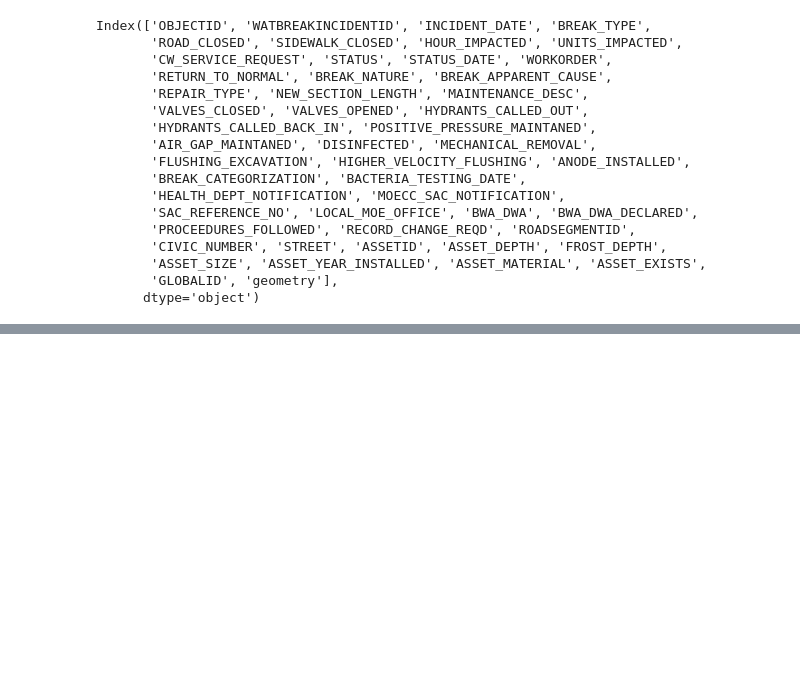
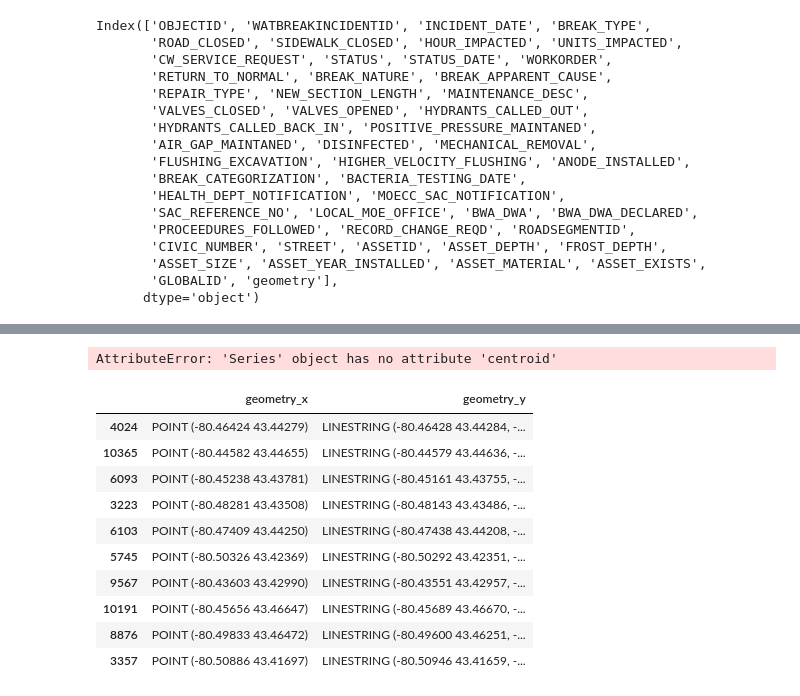
Before and after one commit to js3lliott/water-main-break-prediction-KW, a Jupyter notebook: notebooks/experiments/fetch_data.ipynb, the cells around one changed output, grey strips where cells are left out. Drawn from its saved outputs; the diff is of its cells as text; code cells hidden in the pictures; blank space fills up the shorter version.

```diff
--- a/notebooks/experiments/fetch_data.ipynb
+++ b/notebooks/experiments/fetch_data.ipynb
@@ -335,2 +291,22 @@ Data columns (total 79 columns):
 dtypes: float64(23), geometry(2), int64(5), object(49)
 memory usage: 6.5+ MB
+# %%
+# convert the geometry column into locations
+merged_df['longitude'] = merged_df['geometry_y'].centroid.x
+# %% [output]
+AttributeError: 'Series' object has no attribute 'centroid'
+# %%
+# show the geometry x and geometry y columns
+merged_df[['geometry_x', 'geometry_y']].sample(10)
+# %% [output]
+|  | geometry_x | geometry_y |
+| 4024 | POINT (-80.46424 43.44279) | LINESTRING (-80.46428 43.44284, -... |
+| 10365 | POINT (-80.44582 43.44655) | LINESTRING (-80.44579 43.44636, -... |
+| 6093 | POINT (-80.45238 43.43781) | LINESTRING (-80.45161 43.43755, -... |
+| 3223 | POINT (-80.48281 43.43508) | LINESTRING (-80.48143 43.43486, -... |
+| 6103 | POINT (-80.47409 43.44250) | LINESTRING (-80.47438 43.44208, -... |
+| 5745 | POINT (-80.50326 43.42369) | LINESTRING (-80.50292 43.42351, -... |
+| 9567 | POINT (-80.43603 43.42990) | LINESTRING (-80.43551 43.42957, -... |
+| 10191 | POINT (-80.45656 43.46647) | LINESTRING (-80.45689 43.46670, -... |
+| 8876 | POINT (-80.49833 43.46472) | LINESTRING (-80.49600 43.46251, -... |
+| 3357 | POINT (-80.50886 43.41697) | LINESTRING (-80.50946 43.41659, -... |
```
Also changed, not shown: parts of 15 cells of this notebook, 4 other files.
